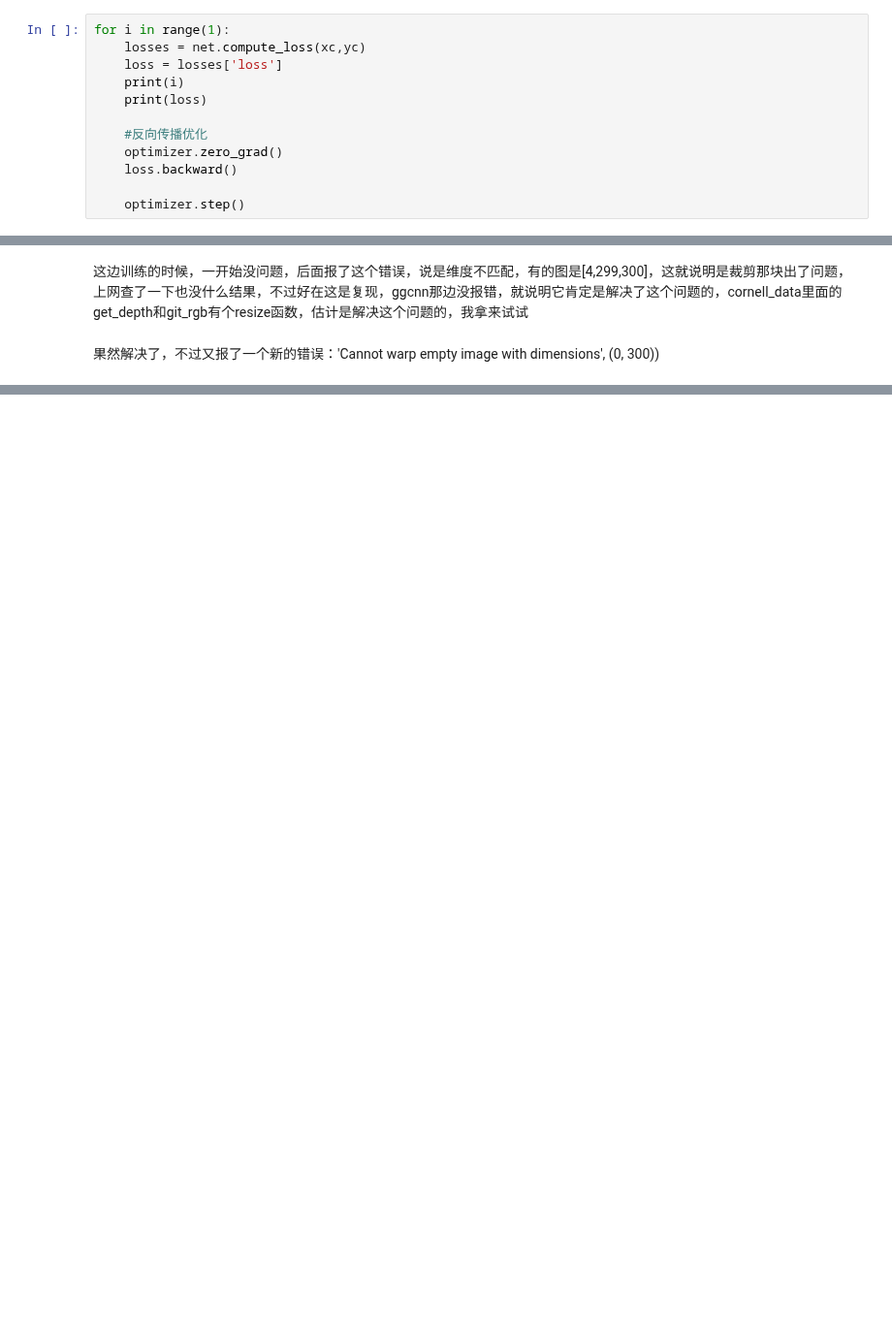
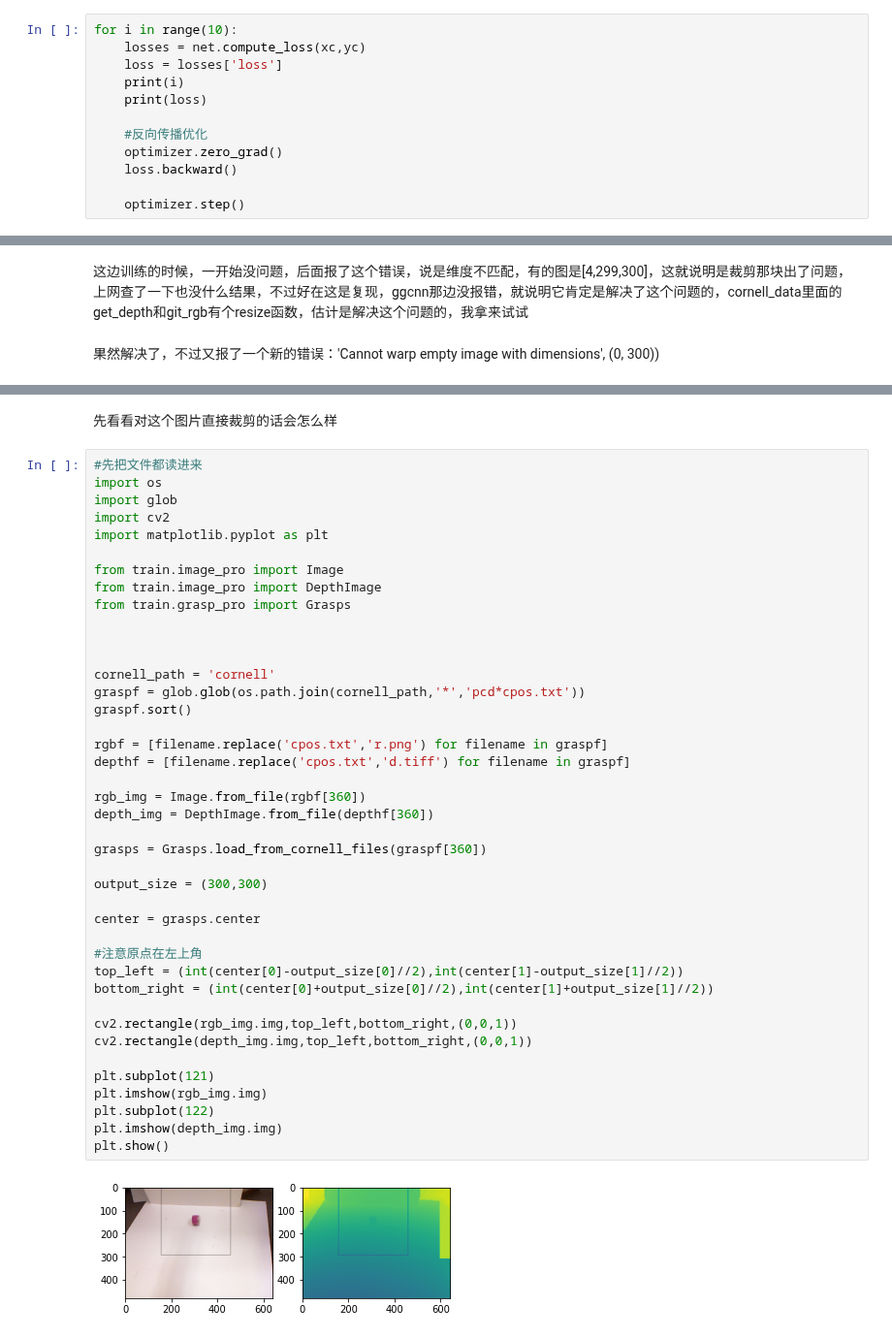
Before and after one commit to OneOneLiu/ggcnn_cornell_dataset, a Jupyter notebook: train.ipynb, the cells around one changed output, grey strips where cells are left out. Shown at 97% size. Drawn from its saved outputs; the diff is of its cells as text; blank space fills up the shorter version.

```diff
--- a/train.ipynb
+++ b/train.ipynb
@@ -112,7 +112,7 @@ y = [yy.to(device) for yy in yc]
 # %% [output]
 '\ndevice = torch.device("cuda:0")\n\nnet = net.to(device)\n\nx = xc.to(device)\ny = [yy.to(device) for yy in yc]\n\n'
 # %%
-for i in range(1):
+for i in range(10):
     losses = net.compute_loss(xc,yc)
     loss = losses['loss']
     print(i)
@@ -273,0 +298,45 @@ ValueError: ('Cannot warp empty image with dimensions', (0, 300))
+# %% [markdown]
+先看看对这个图片直接裁剪的话会怎么样
+# %%
+#先把文件都读进来
+import os
+import glob
+import cv2
+import matplotlib.pyplot as plt
+
+from train.image_pro import Image
+from train.image_pro import DepthImage
+from train.grasp_pro import Grasps
+
+
+
+cornell_path = 'cornell'
+graspf = glob.glob(os.path.join(cornell_path,'*','pcd*cpos.txt'))
+graspf.sort()
+
+rgbf = [filename.replace('cpos.txt','r.png') for filename in graspf]
+depthf = [filename.replace('cpos.txt','d.tiff') for filename in graspf]
+
+rgb_img = Image.from_file(rgbf[360])
+depth_img = DepthImage.from_file(depthf[360])
+
+grasps = Grasps.load_from_cornell_files(graspf[360])
+
+output_size = (300,300)
+
+center = grasps.center
+
+#注意原点在左上角
+top_left = (int(center[0]-output_size[0]//2),int(center[1]-output_size[1]//2))
+bottom_right = (int(center[0]+output_size[0]//2),int(center[1]+output_size[1]//2))
+
+cv2.rectangle(rgb_img.img,top_left,bottom_right,(0,0,1))
+cv2.rectangle(depth_img.img,top_left,bottom_right,(0,0,1))
+
+plt.subplot(121)
+plt.imshow(rgb_img.img)
+plt.subplot(122)
+plt.imshow(depth_img.img)
+plt.show()
+# %% [output]
+[figure, added]
```
Also changed, not shown: parts of 19 cells of this notebook, 2 other files.
